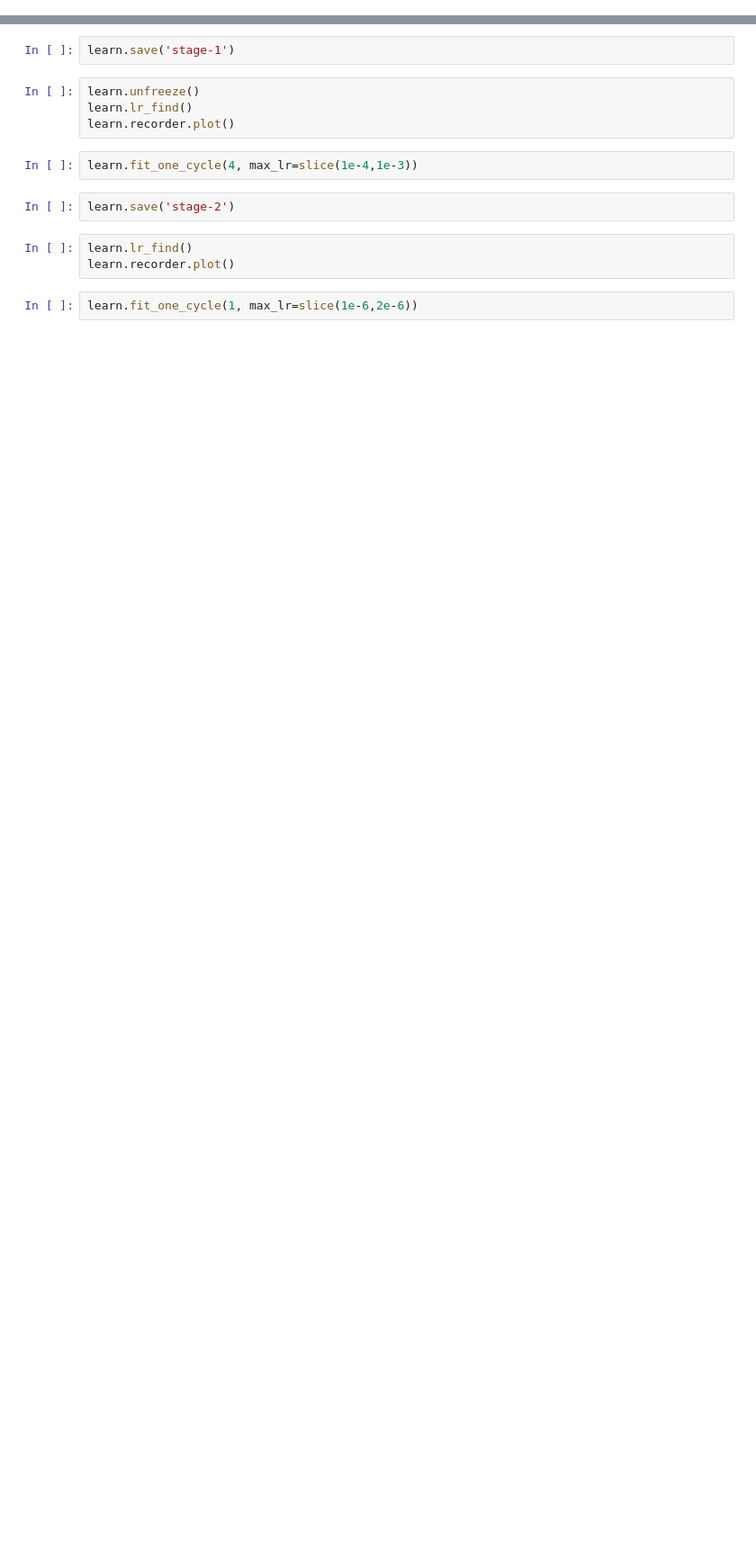
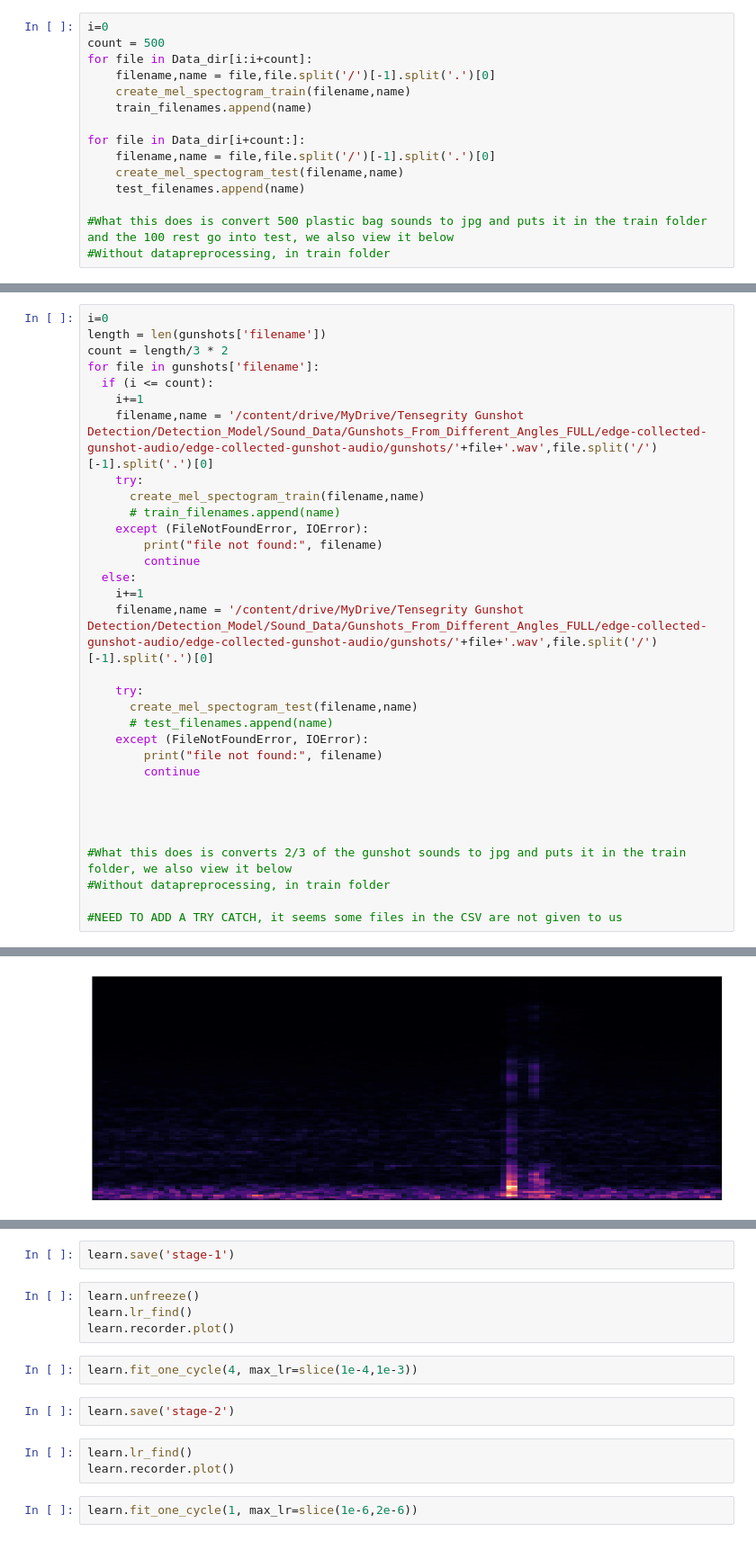
Before and after one commit to BerkeleyExpertSystemTechnologiesLab/noisedetection, a Jupyter notebook: spectrogram_model.ipynb, the cells around one changed output, grey strips where cells are left out. Shown at 90% size. Cells and saved outputs as stored; diff of their text form; blank space fills up the shorter version.

```diff
--- a/spectrogram_model.ipynb
+++ b/spectrogram_model.ipynb
@@ -24,0 +297,15 @@ hint: See above for output from the failure.
+# %%
+i=0
+count = 500
+for file in Data_dir[i:i+count]:
+    filename,name = file,file.split('/')[-1].split('.')[0]
+    create_mel_spectogram_train(filename,name)
+    train_filenames.append(name)
+
+for file in Data_dir[i+count:]:
+    filename,name = file,file.split('/')[-1].split('.')[0]
+    create_mel_spectogram_test(filename,name)
+    test_filenames.append(name)
+
+#What this does is convert 500 plastic bag sounds to jpg and puts it in the train folder and the 100 rest go into test, we also view it below
+#Without datapreprocessing, in train folder
@@ -24,0 +316,33 @@ hint: See above for output from the failure.
+# %%
+i=0
+length = len(gunshots['filename'])
+count = length/3 * 2
+for file in gunshots['filename']:
+  if (i <= count):
+    i+=1
+    filename,name = '/content/drive/MyDrive/Tensegrity Gunshot Detection/Detection_Model/Sound_Data/Gunshots_From_Different_Angles_FULL/edge-collected-gunshot-audio/edge-collected-gunshot-audio/gunshots/'+file+'.wav',file.split('/')[-1].split('.')[0]
+    try:
+      create_mel_spectogram_train(filename,name)
+      # train_filenames.append(name)
+    except (FileNotFoundError, IOError):
+        print("file not found:", filename)
+        continue
+  else:
+    i+=1
+    filename,name = '/content/drive/MyDrive/Tensegrity Gunshot Detection/Detection_Model/Sound_Data/Gunshots_From_Different_Angles_FULL/edge-collected-gunshot-audio/edge-collected-gunshot-audio/gunshots/'+file+'.wav',file.split('/')[-1].split('.')[0]
+
+    try:
+      create_mel_spectogram_test(filename,name)
+      # test_filenames.append(name)
+    except (FileNotFoundError, IOError):
+        print("file not found:", filename)
+        continue
+
+
+
+
+#What this does is converts 2/3 of the gunshot sounds to jpg and puts it in the train folder, we also view it below
+#Without datapreprocessing, in train folder
+
+#NEED TO ADD A TRY CATCH, it seems some files in the CSV are not given to us
+# %% [output]
@@ -24,0 +350 @@ hint: See above for output from the failure.
+[figure, added]
```
Also changed, not shown: parts of 42 cells of this notebook, 3 other files.
